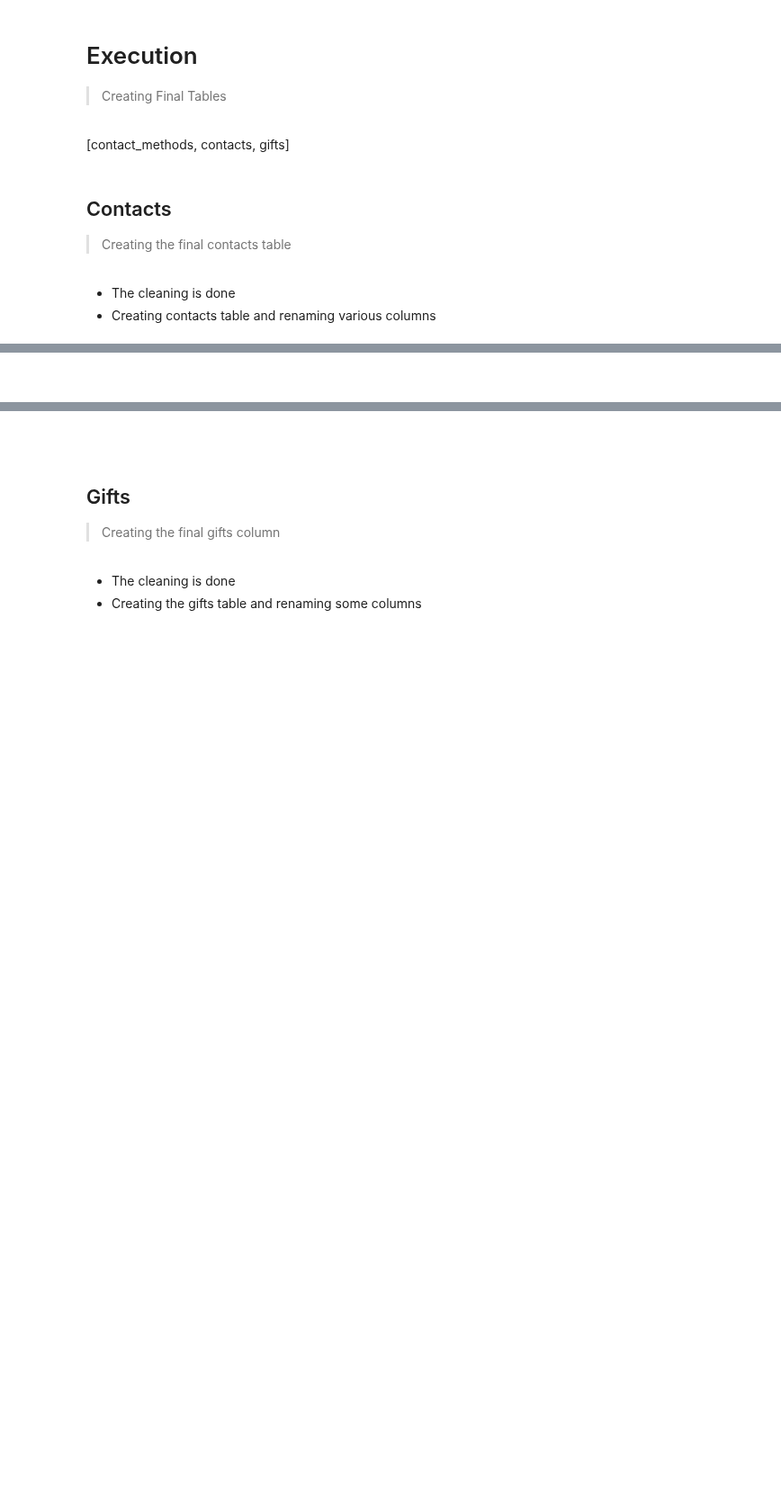
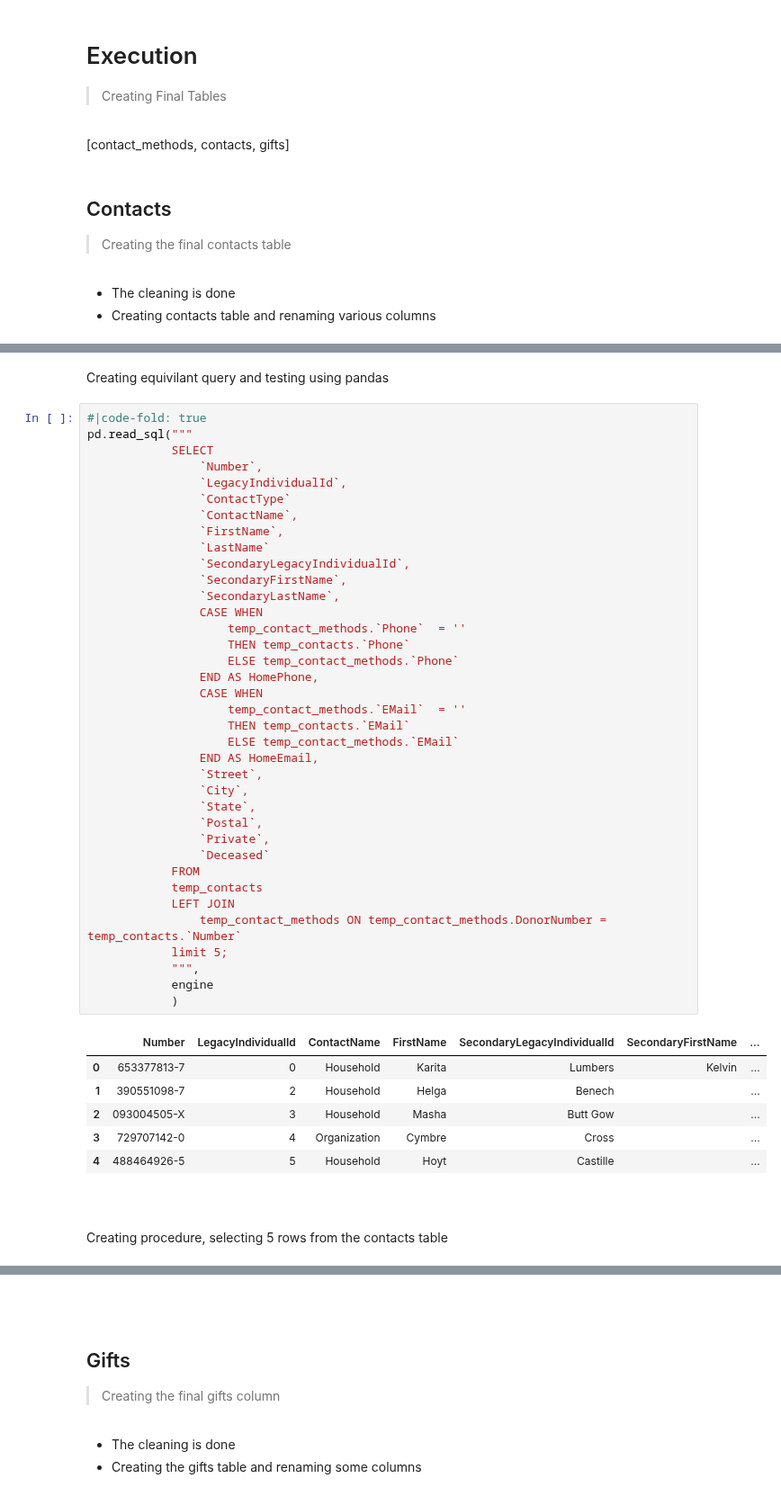
Before and after one commit to LearnThinkCreate/virtuous_interview, a Jupyter notebook: 01_SQL_Solution.ipynb, the cells around one changed output, grey strips where cells are left out. Shown at 90% size. Cells and saved outputs as stored; diff of their text form; blank space fills up the shorter version.

```diff
--- a/01_SQL_Solution.ipynb
+++ b/01_SQL_Solution.ipynb
@@ -453,4 +419,52 @@ pd.read_sql('SELECT * FROM temp_contacts', engine)
+# %% [markdown]
+Creating equivilant query and testing using pandas
+# %%
+#|code-fold: true
+pd.read_sql("""
+            SELECT
+                `Number`,
+                `LegacyIndividualId`,
+                `ContactType`
+                `ContactName`,
+                `FirstName`,
+                `LastName`
+                `SecondaryLegacyIndividualId`,
+                `SecondaryFirstName`,
+                `SecondaryLastName`,
+                CASE WHEN
+                    temp_contact_methods.`Phone`  = ''
+                    THEN temp_contacts.`Phone`
+                    ELSE temp_contact_methods.`Phone`
+                END AS HomePhone,
+                CASE WHEN
+                    temp_contact_methods.`EMail`  = ''
+                    THEN temp_contacts.`EMail`
+                    ELSE temp_contact_methods.`EMail`
+                END AS HomeEmail,
+                `Street`,
+                `City`,
+                `State`,
+                `Postal`,
+                `Private`,
+                `Deceased`
+            FROM
+            temp_contacts
+            LEFT JOIN
+                temp_contact_methods ON temp_contact_methods.DonorNumber = temp_contacts.`Number`
+            limit 5;
+            """,
+            engine
+            )
+# %% [output]
+|  | Number | LegacyIndividualId | ContactName | FirstName | SecondaryLegacyIndividualId | SecondaryFirstName | ... |
+| 0 | 653377813-7 | 0 | Household | Karita | Lumbers | Kelvin | ... |
+| 1 | 390551098-7 | 2 | Household | Helga | Benech |  | ... |
+| 2 | 093004505-X | 3 | Household | Masha | Butt Gow |  | ... |
+| 3 | 729707142-0 | 4 | Organization | Cymbre | Cross |  | ... |
+| 4 | 488464926-5 | 5 | Household | Hoyt | Castille |  | ... |
 # %% [markdown]
 <br>
+# %% [markdown]
+Creating procedure, selecting 5 rows from the contacts table
 # %%
 #|code-fold: true
```
Also changed, not shown: parts of 31 cells of this notebook, 8 other files.
